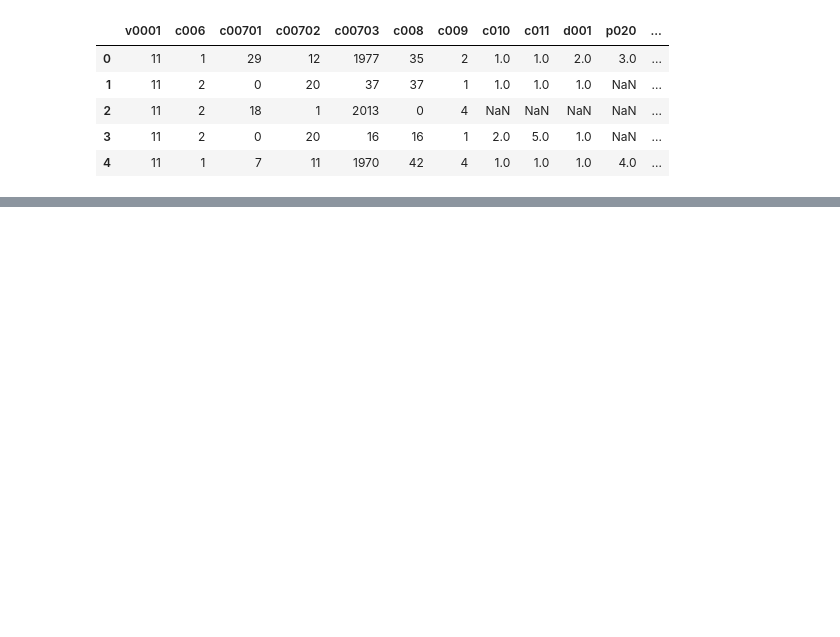
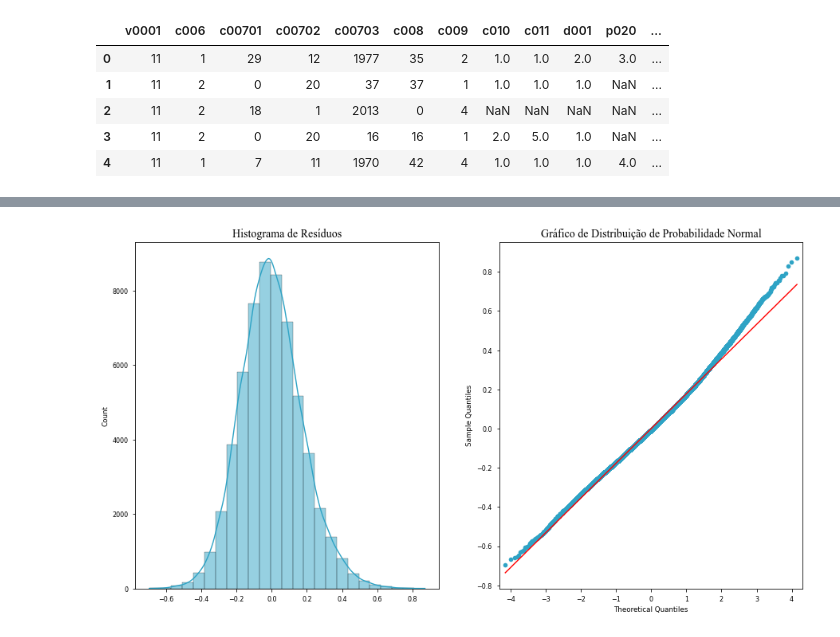
Before and after one commit to baldoinov/econometria-i, a Jupyter notebook: ex_empirico_02.ipynb, the cells around one changed output, grey strips where cells are left out. Saved outputs shown, nothing was run; the diff lists cells and outputs as text; code cells hidden in the pictures; blank space fills up the shorter version.

```diff
--- a/ex_empirico_02.ipynb
+++ b/ex_empirico_02.ipynb
@@ -449,0 +301,18 @@ plt.show()
+# %%
+u_3 = results_03.resid
+
+fig, axes = plt.subplots(1, 2, figsize=(15, 8))
+
+# Histograma de Residuos
+sns.histplot(x=u_3, bins=25, kde=True, ax=axes[0])
+axes[0].set_title('Histograma de Resíduos', {'fontname':'Times New Roman', 'fontsize': 14})
+
+# Grafico de Distribuição de Probabilidade Normal
+
+import statsmodels.graphics.gofplots as gm
+pnorm = gm.ProbPlot(u_3).qqplot(line='s', ax=axes[1])
+axes[1].set_title('Gráfico de Distribuição de Probabilidade Normal', {'fontname':'Times New Roman', 'fontsize': 14})
+
+plt.show()
+# %% [output]
+[figure, added]
```
Also changed, not shown: parts of 48 cells of this notebook, 10 other files.
